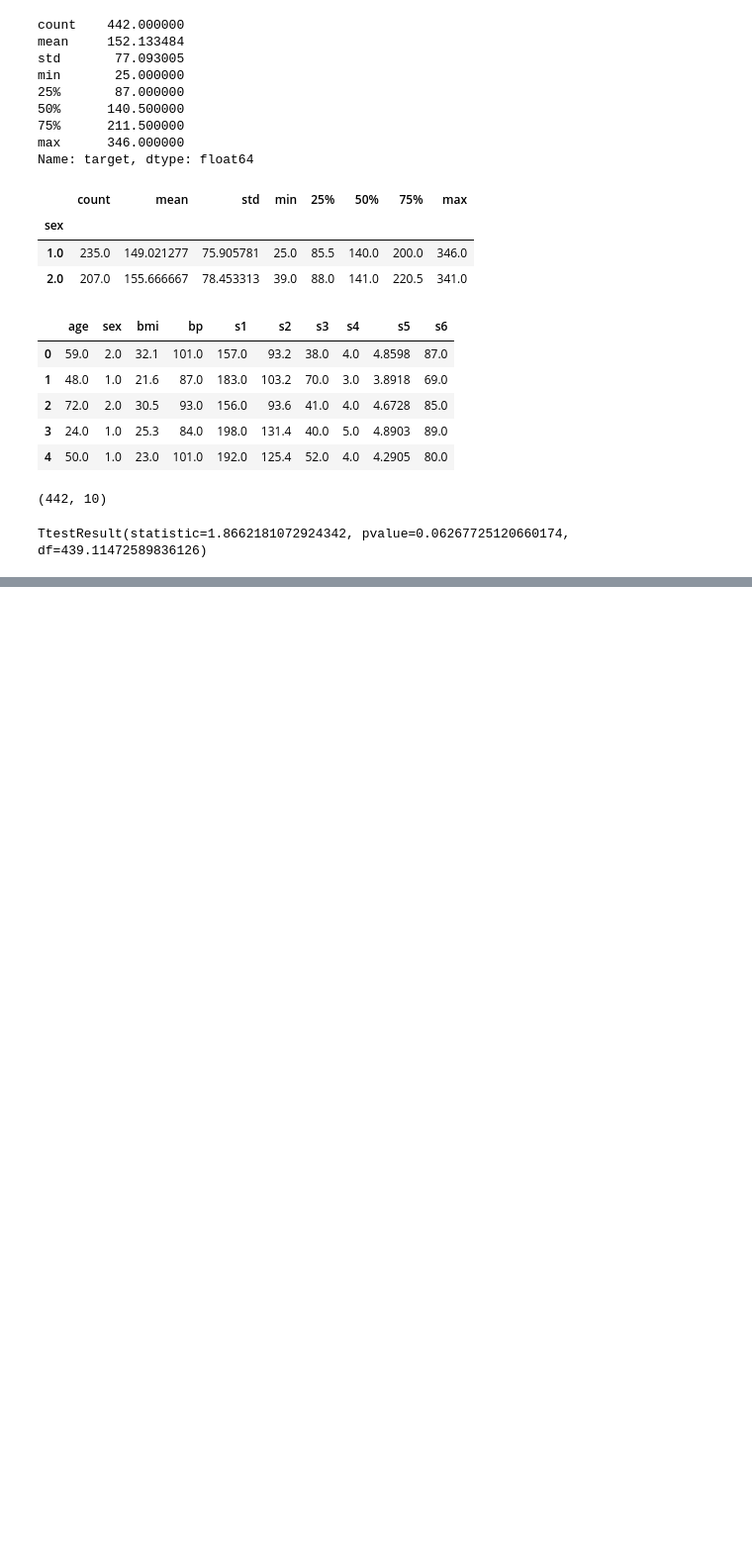
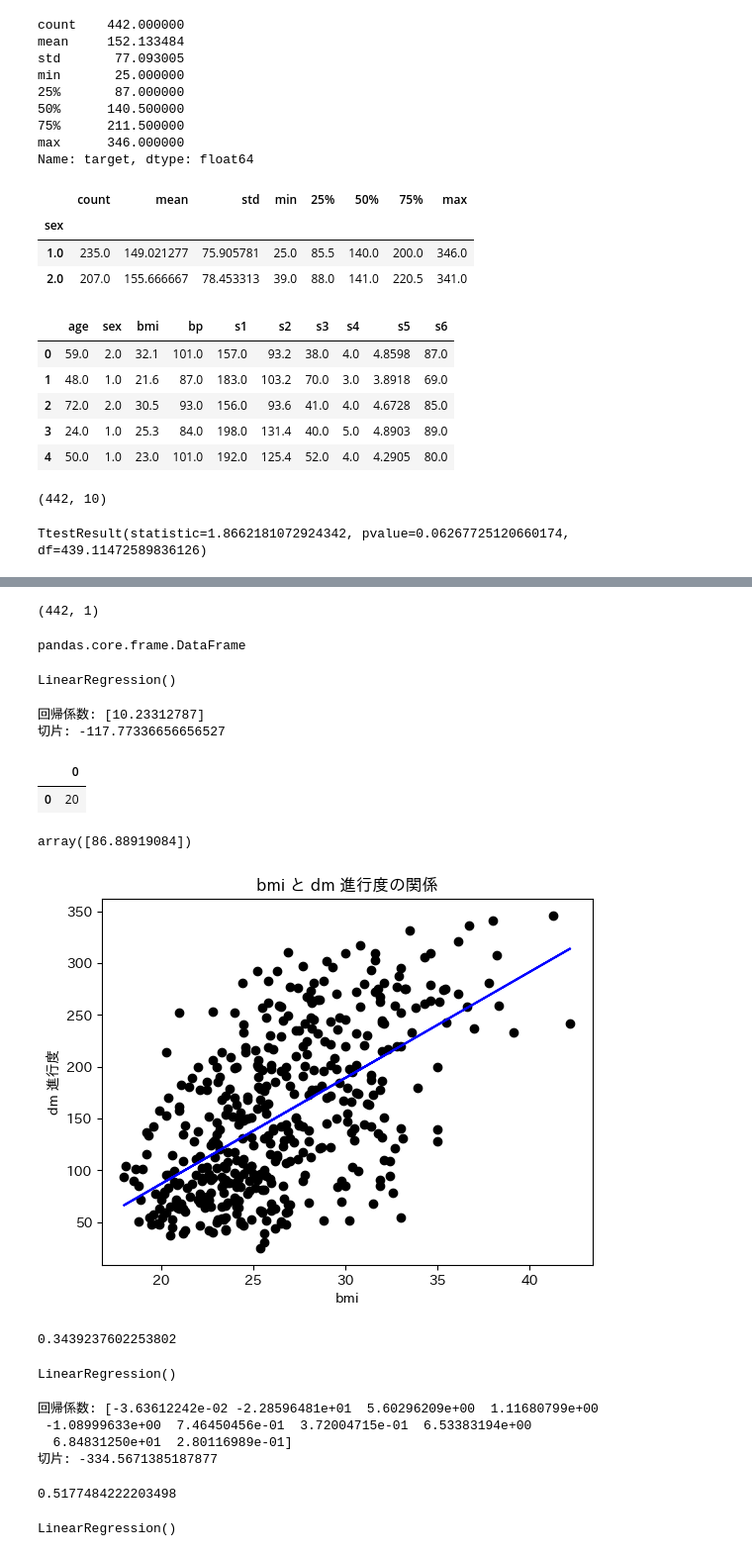
Before and after one commit to poteto1212/medical_AI, a Jupyter notebook: notebooks/test2.ipynb, the cells around one changed output, grey strips where cells are left out. Shown at 99% size. Drawn from its saved outputs; the diff is of its cells as text; code cells hidden in the pictures; blank space fills up the shorter version.

```diff
--- a/notebooks/test2.ipynb
+++ b/notebooks/test2.ipynb
@@ -142,0 +161,68 @@ s6 9.919649267508353e-06
+# %%
+x_bmi = x_dm[['bmi']]
+# %%
+x_bmi.shape
+# %% [output]
+(442, 1)
+# %%
+type(x_bmi)
+# %% [output]
+pandas.core.frame.DataFrame
+# %%
+from sklearn.linear_model import LinearRegression
+model_bmi = LinearRegression()
+model_bmi.fit(x_bmi,y_dm)
+# %% [output]
+LinearRegression()
+# %%
+print("回帰係数:",model_bmi.coef_)
+print("切片:",model_bmi.intercept_)
+# %% [output]
+回帰係数: [10.23312787]
+切片: -117.77336656656527
+# %%
+pre= pd.DataFrame([[20]])
+pre
+# %% [output]
+|  | 0 |
+| 0 | 20 |
+# %%
+model_bmi.predict(pre)
+# %% [output]
+array([86.88919084])
+# %%
+plt.figure()
+plt.title('bmi と dm 進行度の関係')
+plt.scatter(x_bmi,y_dm,color='black')
+plt.plot(x_bmi,model_bmi.predict(x_bmi),color='blue')
+plt.xlabel('bmi')
+plt.ylabel('dm 進行度')
+plt.show()
+print(model_bmi.score(x_bmi,y_dm))
+# %% [output]
+[figure, added]
+0.3439237602253802
+# %%
+model_dm10 = LinearRegression()
+model_dm10.fit(x_dm,y_dm)
+# %% [output]
+LinearRegression()
+# %%
+print("回帰係数:",model_dm10.coef_)
+print("切片:",model_dm10.intercept_)
+# %% [output]
+回帰係数: [-3.63612242e-02 -2.28596481e+01  5.60296209e+00  1.11680799e+00
+ -1.08999633e+00  7.46450456e-01  3.72004715e-01  6.53383194e+00
+  6.84831250e+01  2.80116989e-01]
+切片: -334.5671385187877
+# %%
+print(model_dm10.score(x_dm,y_dm))
+# %% [output]
+0.5177484222203498
+# %%
+from sklearn.model_selection import train_test_split
+x_train,x_test,y_train,y_test = train_test_split(x_dm,y_dm,test_size=0.3,random_state=0)
+model_dm = LinearRegression()
+model_dm.fit(x_train,y_train)
+# %% [output]
+LinearRegression()
```
Also changed, not shown: parts of 4 cells of this notebook.
